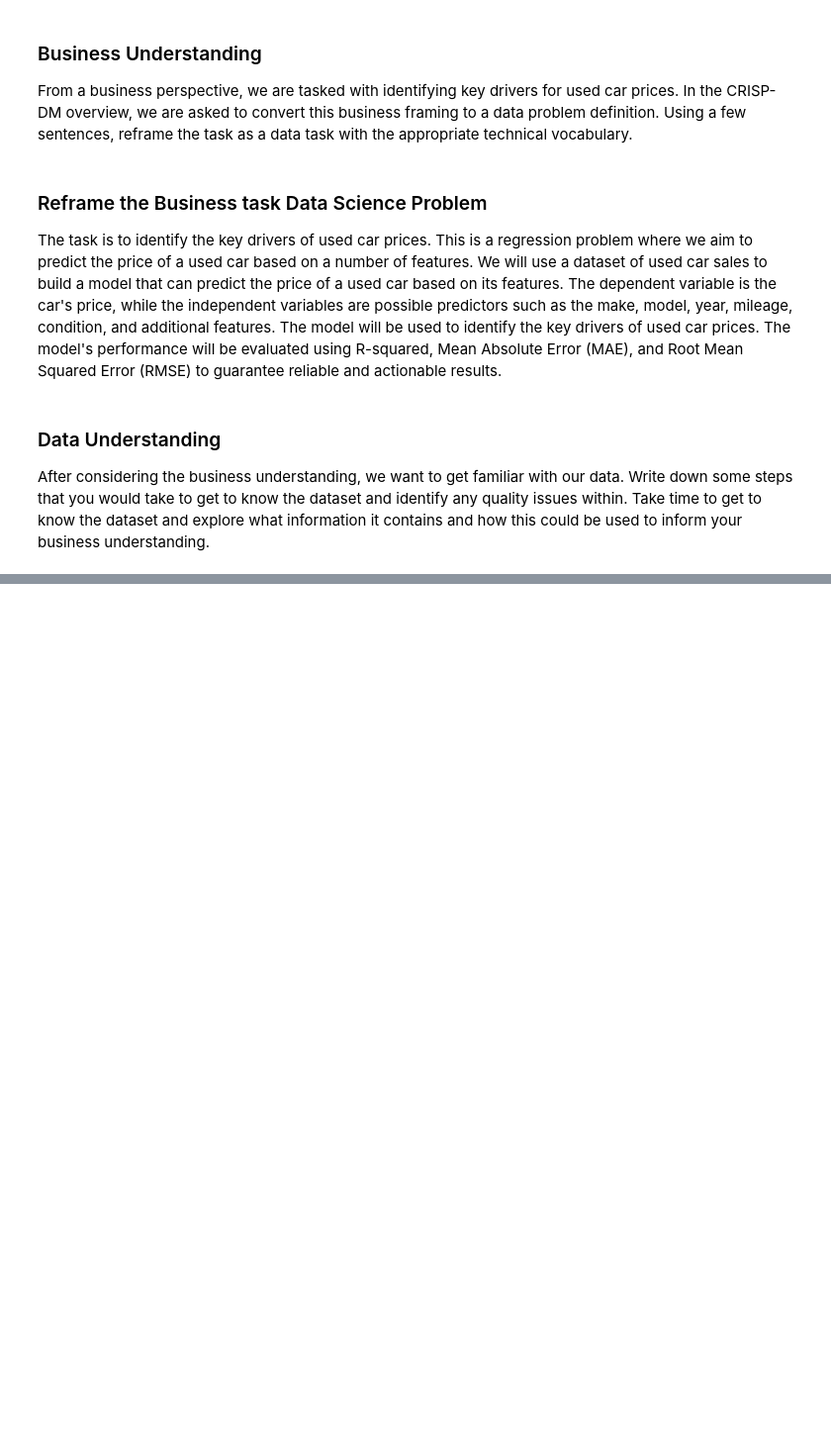
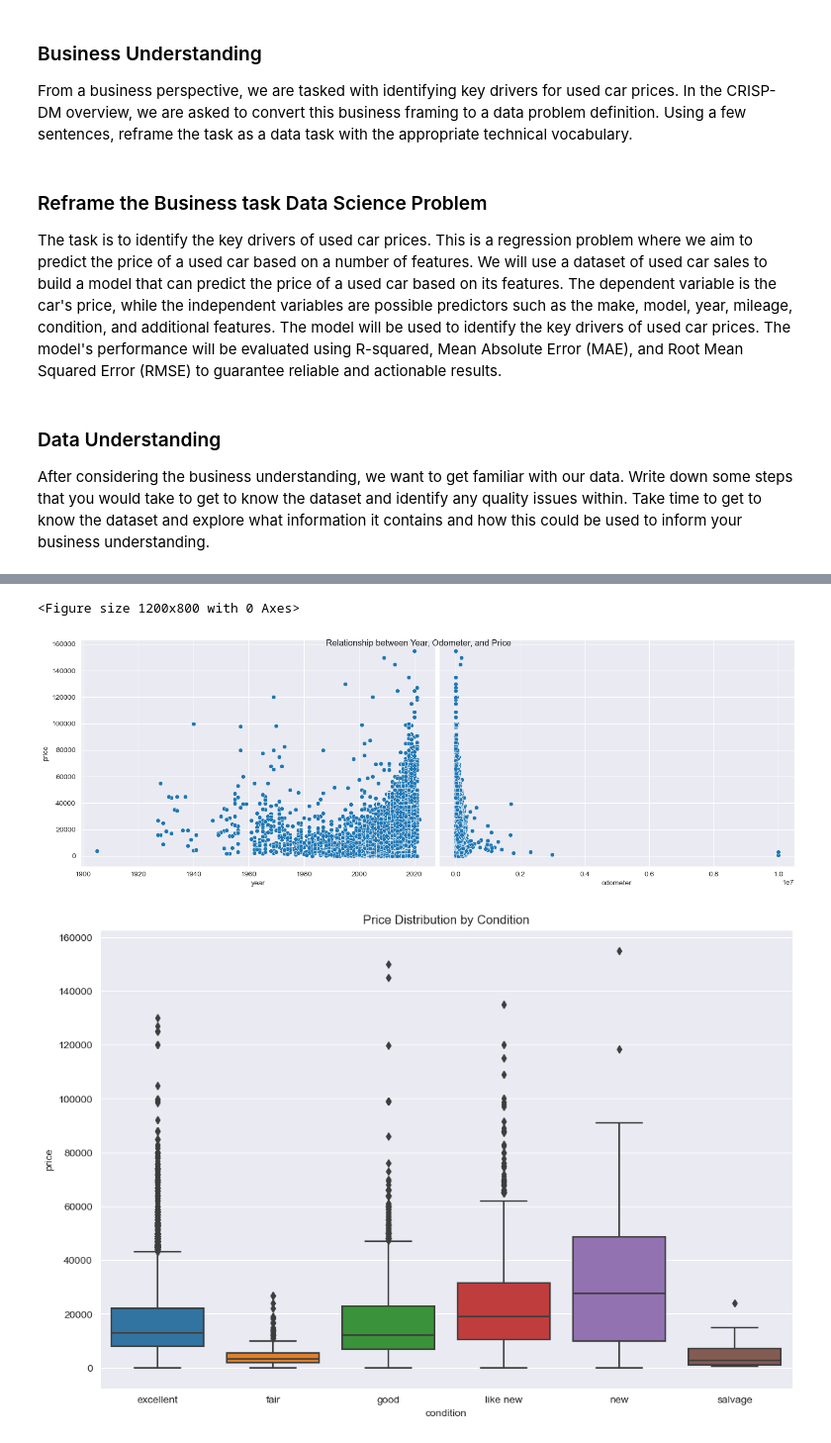
Before and after one commit to BerkeleyAIML/PracticalApplicationAssignment11.1UsedCars, a Jupyter notebook: UsedCarPricePrediction/prompt_II_UsedCar.ipynb, the cells around one changed output, grey strips where cells are left out. Shown at 99% size. Drawn from its saved outputs; the diff is of its cells as text; code cells hidden in the pictures; blank space fills up the shorter version.

```diff
--- a/UsedCarPricePrediction/prompt_II_UsedCar.ipynb
+++ b/UsedCarPricePrediction/prompt_II_UsedCar.ipynb
@@ -31,0 +191,49 @@ After considering the business understanding, we want to get familiar with our d
+# %%
+# Exploratory Data Analysis
+
+# Visualize the relationship between the selected features and the target variable
+
+plt.figure(figsize=(12,8))
+sns.pairplot(df, x_vars=['year', 'odometer'], y_vars='price', height=5, aspect=1.5, kind='scatter')
+plt.suptitle('Relationship between Year, Odometer, and Price')
+plt.show()
+
+plt.figure(figsize=(12,8))
+sns.boxplot(x='condition', y='price', data=df)
+plt.title('Price Distribution by Condition')
+plt.show()
+
+plt.figure(figsize=(12,8))
+sns.boxplot(x='cylinders', y='price', data=df)
+plt.title('Price Distribution by Cylinders')
+plt.show()
+
+plt.figure(figsize=(12,8))
+sns.boxplot(x='fuel', y='price', data=df)
+plt.title('Price Distribution by Fuel Type')
+plt.show()
+
+plt.figure(figsize=(12,8))
+sns.boxplot(x='title_status', y='price', data=df)
+plt.title('Price Distribution by Title Status')
+plt.show()
+
+plt.figure(figsize=(12,8))
+sns.boxplot(x='transmission', y='price', data=df)
+plt.title('Price Distribution by Transmission Type')
+plt.show()
+
+plt.figure(figsize=(12,8))
+
+sns.boxplot(x='drive', y='price', data=df)
+plt.title('Price Distribution by Drive Type')
+plt.show()
+
+plt.figure(figsize=(12,8))
+sns.boxplot(x='type', y='price', data=df)
+plt.title('Price Distribution by Vehicle Type')
+plt.show()
+# %% [output]
+<Figure size 1200x800 with 0 Axes>
+[figure, added]
+[figure, added]
```
Also changed, not shown: parts of 27 cells of this notebook.
